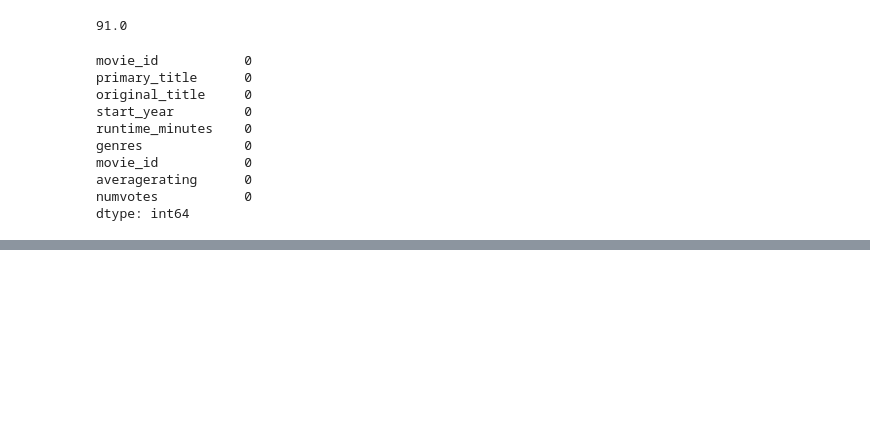
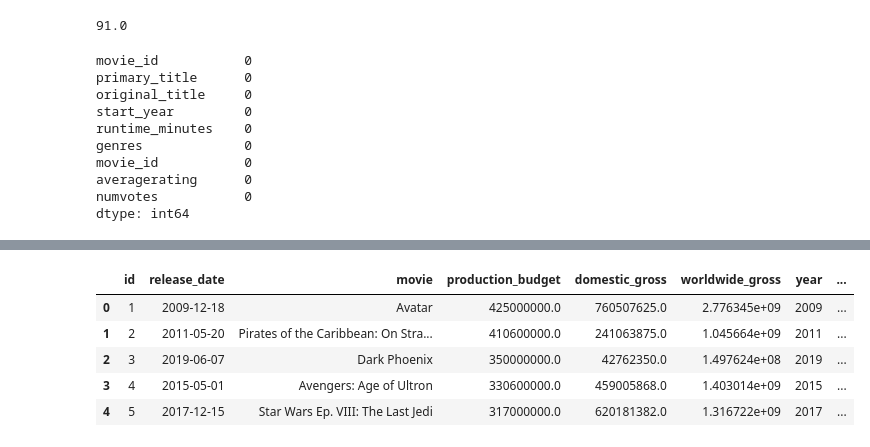
Before and after one commit to Christine-Muhoro/movie_group_project, a Jupyter notebook: notebooks/kuria.ipynb, the cells around one changed output, grey strips where cells are left out. Cells and saved outputs as stored; diff of their text form; code cells hidden in the pictures; blank space fills up the shorter version.

```diff
--- a/notebooks/kuria.ipynb
+++ b/notebooks/kuria.ipynb
@@ -433,0 +483,11 @@ dtype: int64
+# %%
+#creating a new column showing total gross earnings for every film
+df_5['total_gross']=df_5['domestic_gross'] + df_5['worldwide_gross']
+df_5.head()
+# %% [output]
+|  | id | release_date | movie | production_budget | domestic_gross | worldwide_gross | year | ... |
+| 0 | 1 | 2009-12-18 | Avatar | 425000000.0 | 760507625.0 | 2.776345e+09 | 2009 | ... |
+| 1 | 2 | 2011-05-20 | Pirates of the Caribbean: On Stra... | 410600000.0 | 241063875.0 | 1.045664e+09 | 2011 | ... |
+| 2 | 3 | 2019-06-07 | Dark Phoenix | 350000000.0 | 42762350.0 | 1.497624e+08 | 2019 | ... |
+| 3 | 4 | 2015-05-01 | Avengers: Age of Ultron | 330600000.0 | 459005868.0 | 1.403014e+09 | 2015 | ... |
+| 4 | 5 | 2017-12-15 | Star Wars Ep. VIII: The Last Jedi | 317000000.0 | 620181382.0 | 1.316722e+09 | 2017 | ... |
```
Also changed, not shown: parts of 15 cells of this notebook.
